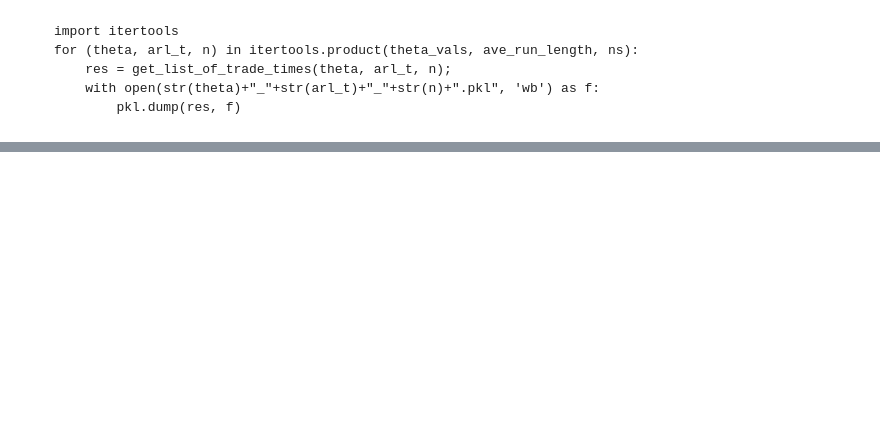
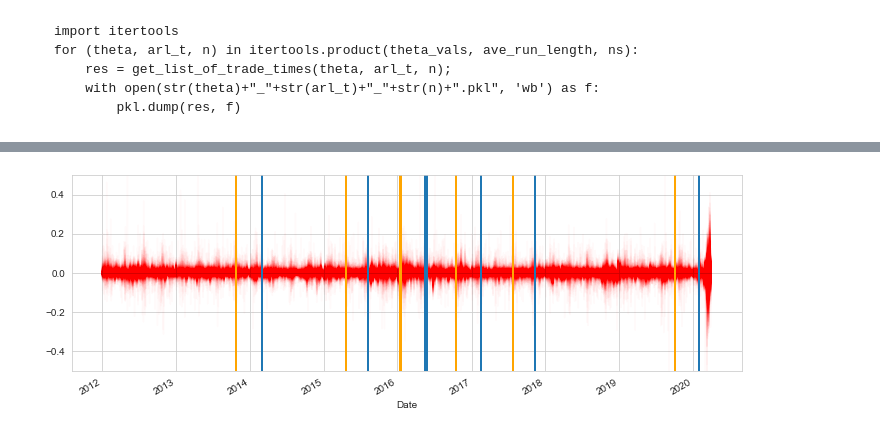
Before and after one commit to davidislip/ECE1505-Project, a Jupyter notebook: Data_ChangeDetection.ipynb, the cells around one changed output, grey strips where cells are left out. Cells and saved outputs as stored; diff of their text form; code cells hidden in the pictures; blank space fills up the shorter version.

```diff
--- a/Data_ChangeDetection.ipynb
+++ b/Data_ChangeDetection.ipynb
@@ -505,0 +574,4 @@ for i in res_times:
+# %%
+plot_times(R,post_detection_times_updated, res_times_updated)
+# %% [output]
+[figure, added]
```
Also changed, not shown: parts of 20 cells of this notebook.
